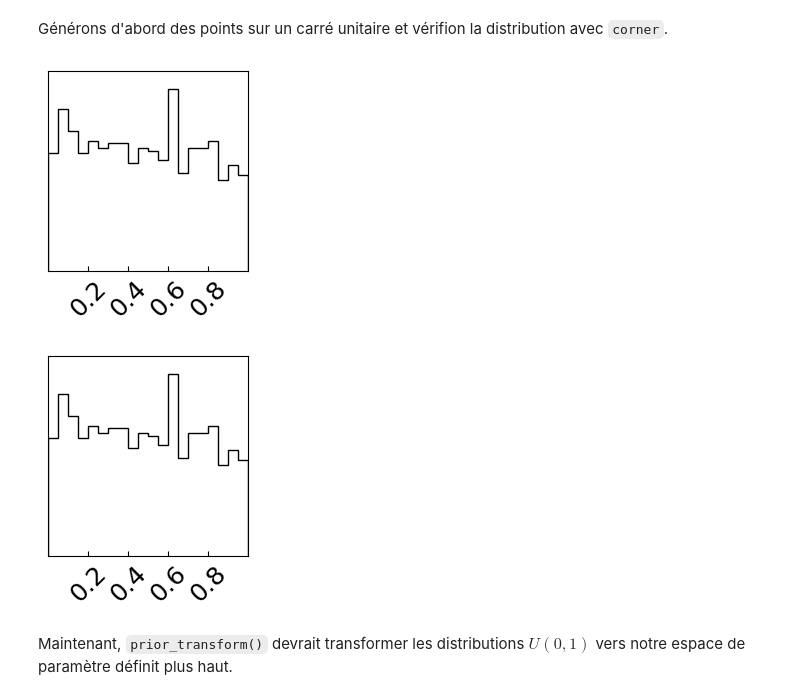
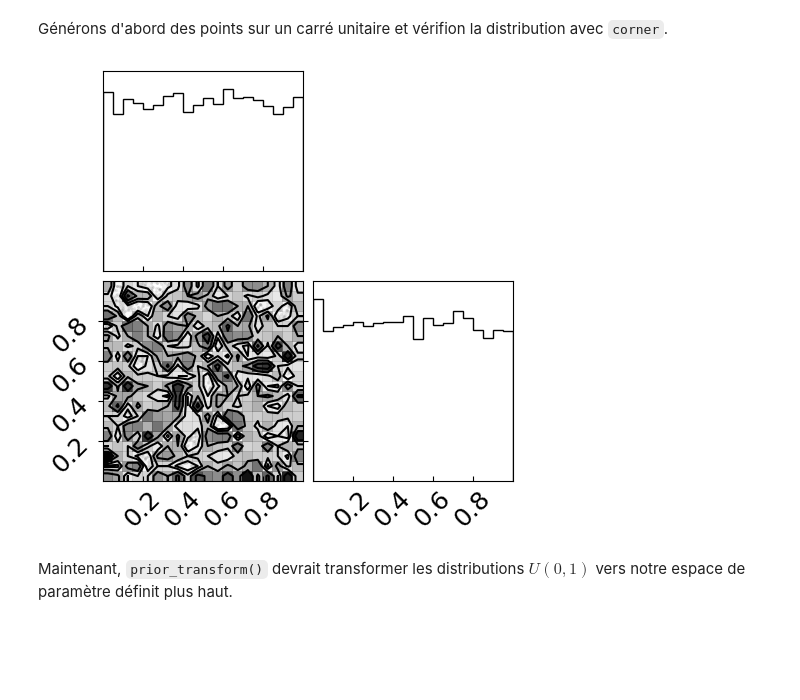
Before and after one commit to cimonaghan/phys3051, a Jupyter notebook: demo-tp5/demo_dynesty_vide.ipynb, the cells around one changed output. Saved outputs shown, nothing was run; the diff lists cells and outputs as text; code cells hidden in the pictures; blank space fills up the shorter version.

```diff
--- a/demo-tp5/demo_dynesty_vide.ipynb
+++ b/demo-tp5/demo_dynesty_vide.ipynb
@@ -48,9 +39,12 @@ Générons d'abord des points sur un carré unitaire et vérifion la distributio
 # %%
 import corner
 
-corner.corner(u)
+rng = default_rng(1234)
+u = rng.uniform(size=(2,10000))
+
+corner.corner(u.T)
+plt.show()
 # %% [output]
-[figure, old version]
+[figure, new version]
-[figure, removed]
 # %% [markdown]
 Maintenant, `prior_transform()` devrait transformer les distributions $U(0, 1)$ vers notre espace de paramètre définit plus haut.
```
Also changed, not shown: parts of 9 cells of this notebook, 5 other files.
